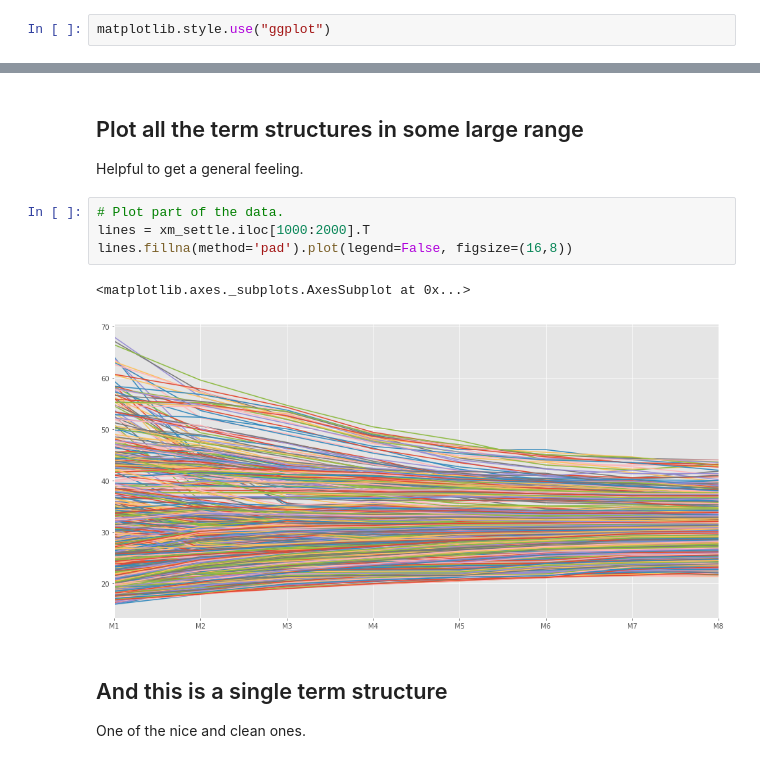
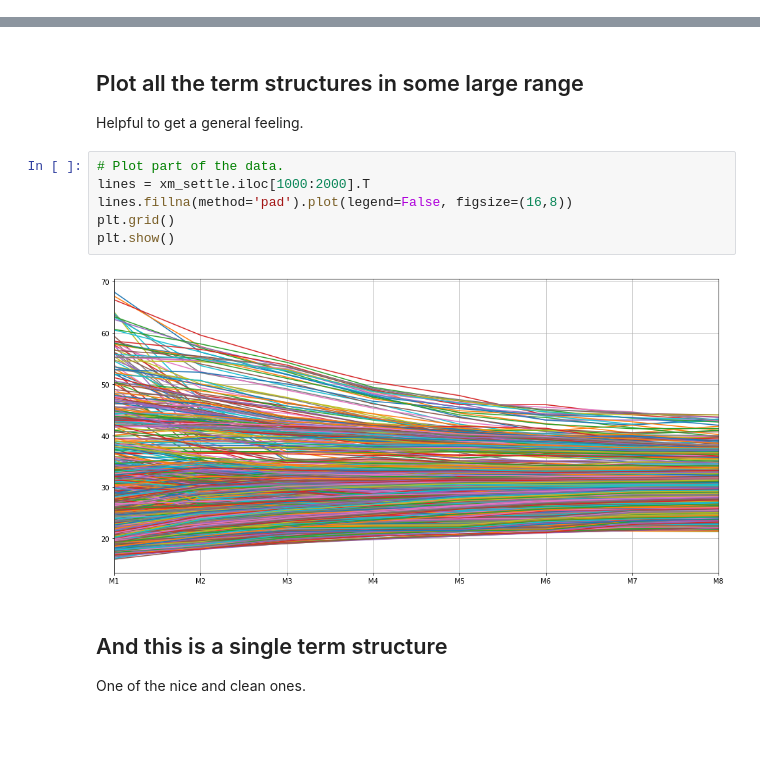
Before and after one commit to leyhline/vix-term-structure, a Jupyter notebook: overview.ipynb, the cells around one changed output, grey strips where cells are left out. Cells and saved outputs as stored; diff of their text form; blank space fills up the shorter version.

```diff
--- a/overview.ipynb
+++ b/overview.ipynb
@@ -5,8 +3,6 @@ import pandas as pd
 import numpy as np
 import matplotlib.pyplot as plt
 import matplotlib
-# %%
-matplotlib.style.use("ggplot")
 # %%
 # Consider value '0' as NaN.
 xm_settle = pd.read_csv("data/8_m_settle.csv", usecols=range(1,10), dtype=np.float32,
@@ -23,10 +19,11 @@ Helpful to get a general feeling.
 # %%
 # Plot part of the data.
 lines = xm_settle.iloc[1000:2000].T
 lines.fillna(method='pad').plot(legend=False, figsize=(16,8))
+plt.grid()
+plt.show()
 # %% [output]
-<matplotlib.axes._subplots.AxesSubplot at 0x...>
-[figure, old version]
+[figure, new version]
 # %% [markdown]
 ## And this is a single term structure
 One of the nice and clean ones.
```
Also changed, not shown: parts of 4 cells of this notebook, 1 other file.
